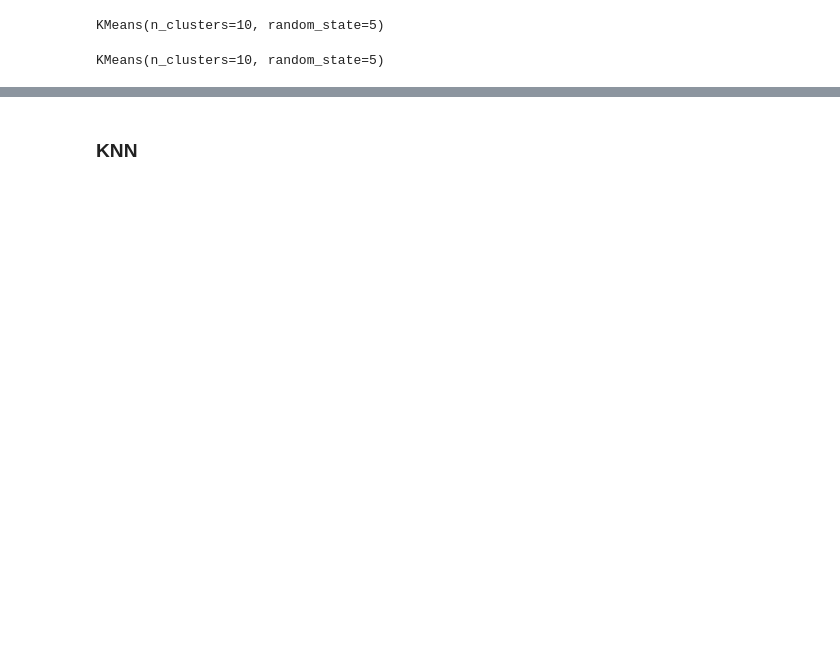
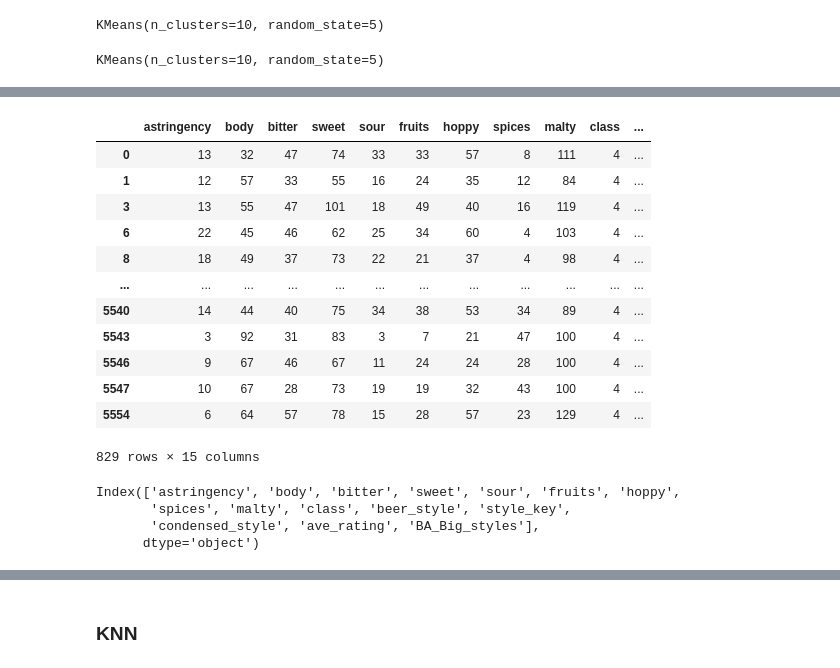
Before and after one commit to curtissmith291/final_project, a Jupyter notebook: preprocessing_EDA.ipynb, the cells around one changed output, grey strips where cells are left out. Drawn from its saved outputs; the diff is of its cells as text; code cells hidden in the pictures; blank space fills up the shorter version.

```diff
--- a/preprocessing_EDA.ipynb
+++ b/preprocessing_EDA.ipynb
@@ -360,0 +345,25 @@ fig.show()
+# %%
+class4_df = combined_df[combined_df["class"] == 4]
+# %%
+class4_df
+# %% [output]
+|  | astringency | body | bitter | sweet | sour | fruits | hoppy | spices | malty | class | ... |
+| 0 | 13 | 32 | 47 | 74 | 33 | 33 | 57 | 8 | 111 | 4 | ... |
+| 1 | 12 | 57 | 33 | 55 | 16 | 24 | 35 | 12 | 84 | 4 | ... |
+| 3 | 13 | 55 | 47 | 101 | 18 | 49 | 40 | 16 | 119 | 4 | ... |
+| 6 | 22 | 45 | 46 | 62 | 25 | 34 | 60 | 4 | 103 | 4 | ... |
+| 8 | 18 | 49 | 37 | 73 | 22 | 21 | 37 | 4 | 98 | 4 | ... |
+| ... | ... | ... | ... | ... | ... | ... | ... | ... | ... | ... | ... |
+| 5540 | 14 | 44 | 40 | 75 | 34 | 38 | 53 | 34 | 89 | 4 | ... |
+| 5543 | 3 | 92 | 31 | 83 | 3 | 7 | 21 | 47 | 100 | 4 | ... |
+| 5546 | 9 | 67 | 46 | 67 | 11 | 24 | 24 | 28 | 100 | 4 | ... |
+| 5547 | 10 | 67 | 28 | 73 | 19 | 19 | 32 | 43 | 100 | 4 | ... |
+| 5554 | 6 | 64 | 57 | 78 | 15 | 28 | 57 | 23 | 129 | 4 | ... |
+829 rows × 15 columns
+# %%
+class4_df.columns
+# %% [output]
+Index(['astringency', 'body', 'bitter', 'sweet', 'sour', 'fruits', 'hoppy',
+       'spices', 'malty', 'class', 'beer_style', 'style_key',
+       'condensed_style', 'ave_rating', 'BA_Big_styles'],
+      dtype='object')
```
Also changed, not shown: parts of 38 cells of this notebook, 4 other files.
